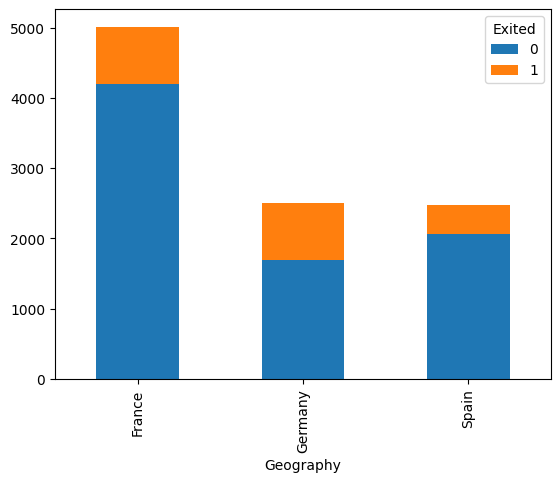
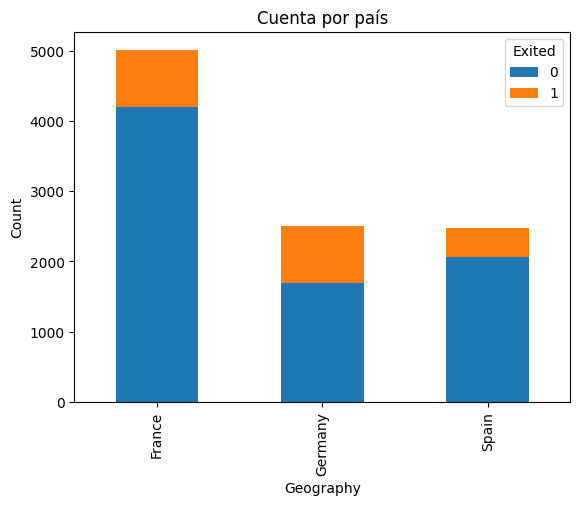
The notebook cell's code change between the first figure and the second:
--- before
+++ after
@@ -1,9 +1,10 @@
 plt.figure(figsize=(15, 5))
-
 
 exited_x_geography.plot(
     kind="bar",
-    stacked=True
+    stacked=True,
+    title="Cuenta por país"
 )
+plt.ylabel("Count")
 
 plt.savefig("../outputs/figures/exited_by_geography_count.png", bbox_inches="tight")

Commit: Primera parte de Readme/Inicio y explicación de algunos gráficos